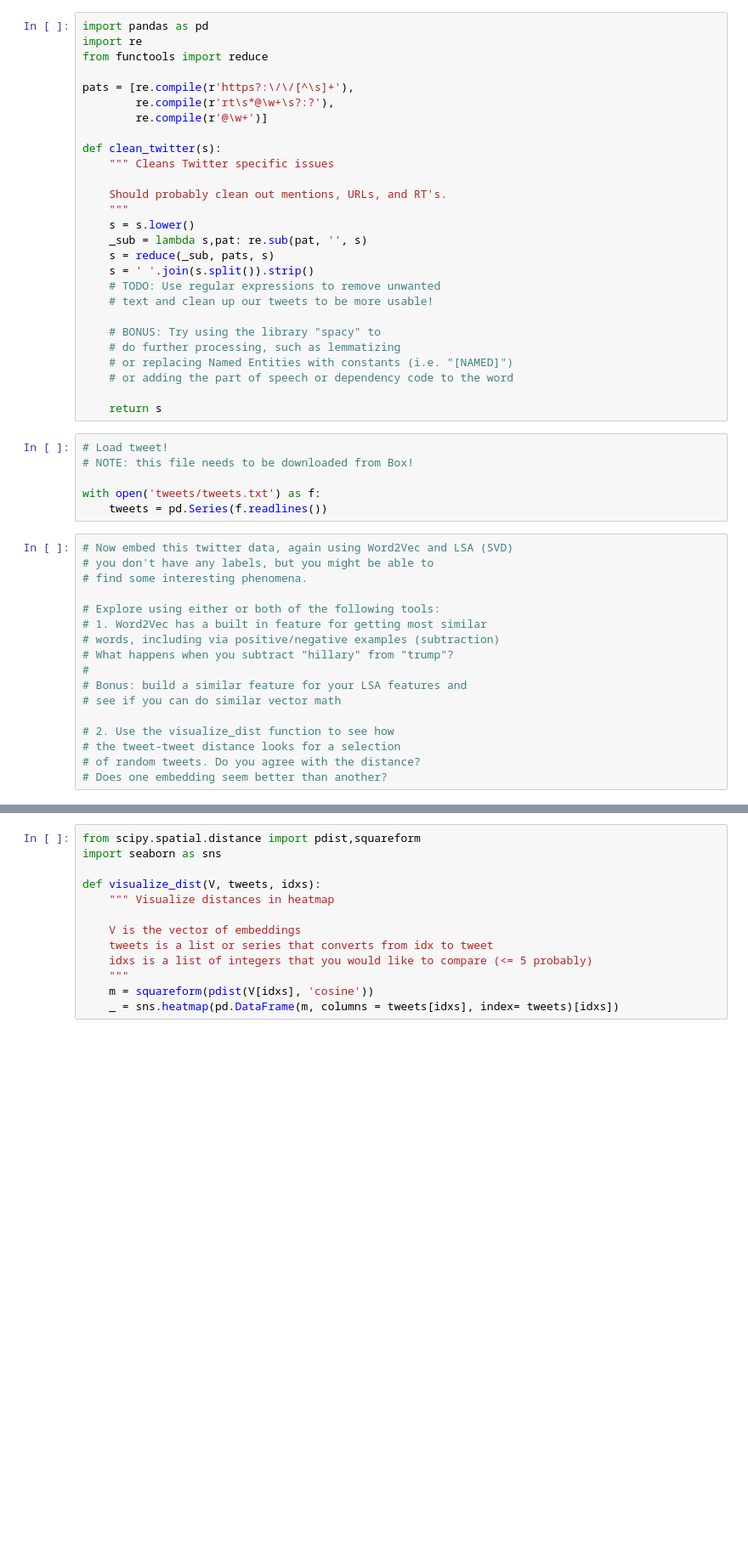
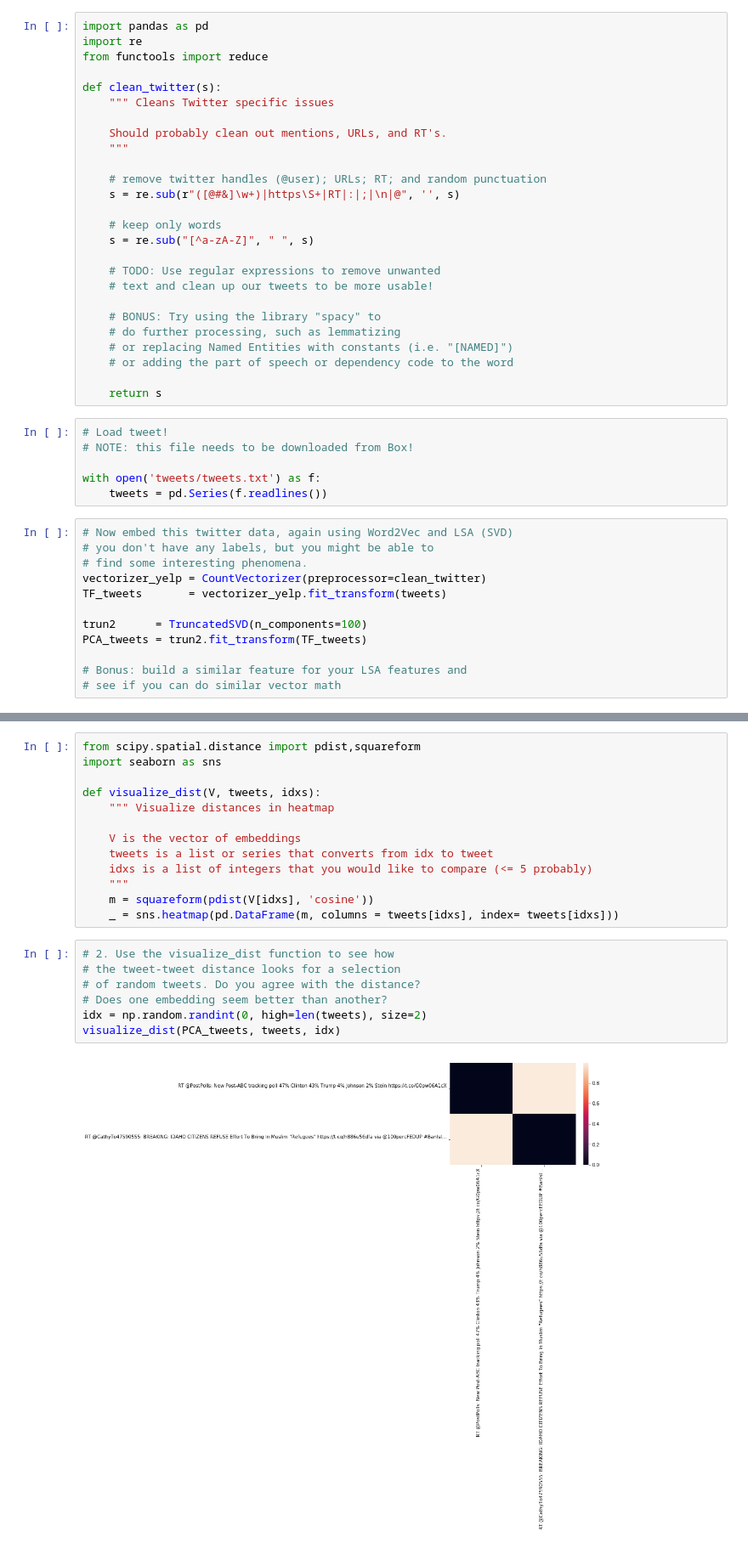
Before and after one commit to nandanrao/text-mining, a Jupyter notebook: exercise-3.ipynb, the cells around one changed output, grey strips where cells are left out. Shown at 85% size. Drawn from its saved outputs; the diff is of its cells as text; blank space fills up the shorter version.

```diff
--- a/exercise-3.ipynb
+++ b/exercise-3.ipynb
@@ -90,20 +161,19 @@ def embed_w2v(tokens, w2v):
 import pandas as pd
 import re
 from functools import reduce
-
-pats = [re.compile(r'https?:\/\/[^\s]+'),
-        re.compile(r'rt\s*@\w+\s?:?'),
-        re.compile(r'@\w+')]
 
 def clean_twitter(s):
     """ Cleans Twitter specific issues
 
     Should probably clean out mentions, URLs, and RT's.
     """
-    s = s.lower()
-    _sub = lambda s,pat: re.sub(pat, '', s)
-    s = reduce(_sub, pats, s)
-    s = ' '.join(s.split()).strip()
+
+    # remove twitter handles (@user); URLs; RT; and random punctuation
+    s = re.sub(r"([@#&]\w+)|https\S+|RT|:|;|\n|@", '', s)
+
+    # keep only words
+    s = re.sub("[^a-zA-Z]", " ", s)
+
     # TODO: Use regular expressions to remove unwanted
     # text and clean up our tweets to be more usable!
 
@@ -123,16 +193,11 @@ with open('tweets/tweets.txt') as f:
 # Now embed this twitter data, again using Word2Vec and LSA (SVD)
 # you don't have any labels, but you might be able to
 # find some interesting phenomena.
+vectorizer_yelp = CountVectorizer(preprocessor=clean_twitter)
+TF_tweets       = vectorizer_yelp.fit_transform(tweets)
 
-# Explore using either or both of the following tools:
-# 1. Word2Vec has a built in feature for getting most similar
-# words, including via positive/negative examples (subtraction)
-# What happens when you subtract "hillary" from "trump"?
-#
+trun2      = TruncatedSVD(n_components=100)
+PCA_tweets = trun2.fit_transform(TF_tweets)
+
 # Bonus: build a similar feature for your LSA features and
 # see if you can do similar vector math
-
-# 2. Use the visualize_dist function to see how
-# the tweet-tweet distance looks for a selection
-# of random tweets. Do you agree with the distance?
-# Does one embedding seem better than another?
@@ -148,4 +243,13 @@ def visualize_dist(V, tweets, idxs):
     idxs is a list of integers that you would like to compare (<= 5 probably)
     """
     m = squareform(pdist(V[idxs], 'cosine'))
-    _ = sns.heatmap(pd.DataFrame(m, columns = tweets[idxs], index= tweets)[idxs])
+    _ = sns.heatmap(pd.DataFrame(m, columns = tweets[idxs], index= tweets[idxs]))
+# %%
+# 2. Use the visualize_dist function to see how
+# the tweet-tweet distance looks for a selection
+# of random tweets. Do you agree with the distance?
+# Does one embedding seem better than another?
+idx = np.random.randint(0, high=len(tweets), size=2)
+visualize_dist(PCA_tweets, tweets, idx)
+# %% [output]
+[figure, added]
```
Also changed, not shown: parts of 22 cells of this notebook.
